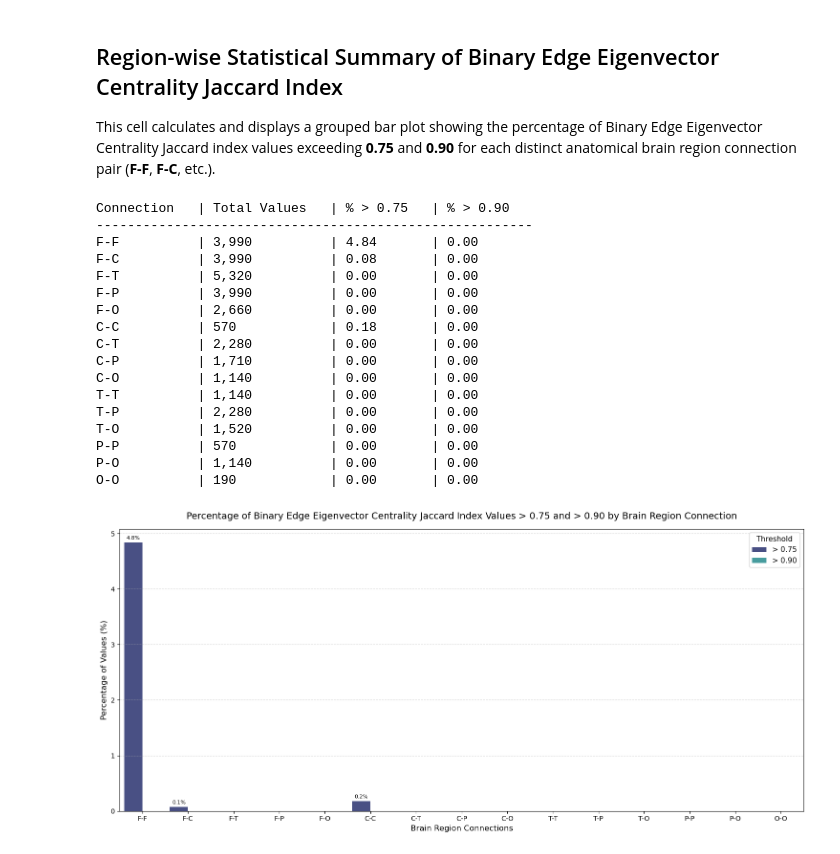
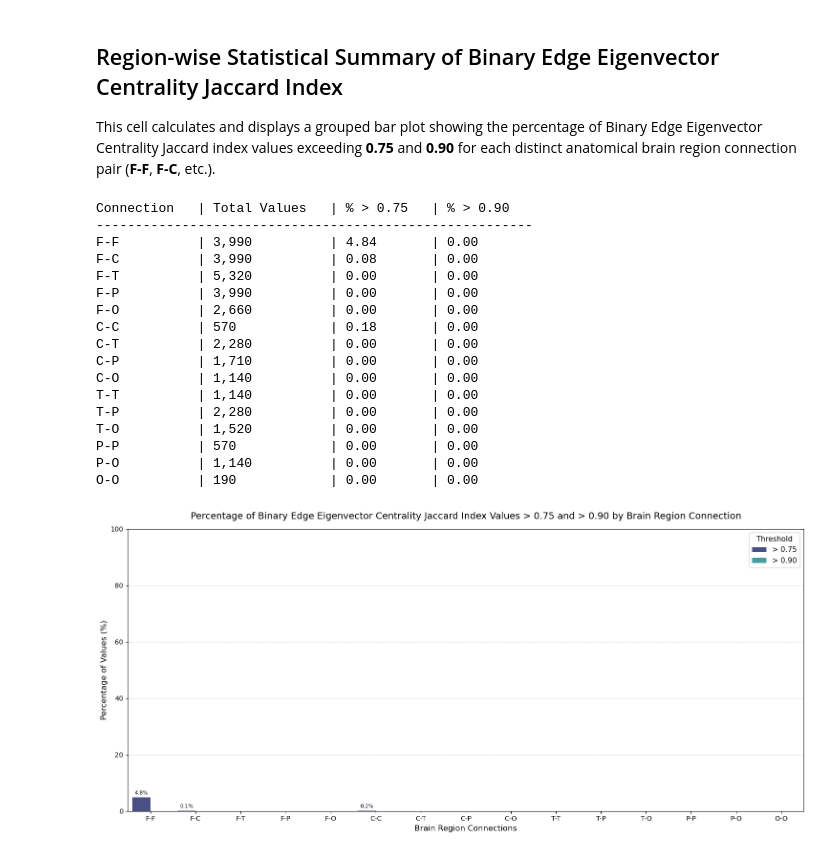
Before and after one commit to AlooKaLaddoo/HonoursM26, a Jupyter notebook: binary/binaryEdgeEigenvectorCentralityJaccard.ipynb, the cells around one changed output. Cells and saved outputs as stored; diff of their text form; code cells hidden in the pictures.

```diff
--- a/binary/binaryEdgeEigenvectorCentralityJaccard.ipynb
+++ b/binary/binaryEdgeEigenvectorCentralityJaccard.ipynb
@@ -398,6 +398,7 @@ ax = sns.barplot(data=df_stats, x='Region Pair', y='Percentage', hue='Threshold'
 plt.title('Percentage of Binary Edge Eigenvector Centrality Jaccard Index Values > 0.75 and > 0.90 by Brain Region Connection', fontsize=14, pad=15)
 plt.xlabel('Brain Region Connections', fontsize=12)
 plt.ylabel('Percentage of Values (%)', fontsize=12)
+plt.ylim(0, 100)
 plt.grid(axis='y', linestyle='--', alpha=0.5)
 
 # Add value labels above the bars for clear readability
@@ -405,31 +406,31 @@ for p in ax.patches:
     height = p.get_height()
     if height > 0:
         ax.annotate(f"{height:.1f}%",
                     (p.get_x() + p.get_width() / 2., height),
                     ha='center', va='bottom',
                     xytext=(0, 3),
                     textcoords='offset points',
                     fontsize=8, rotation=0)
 
 plt.legend(title='Threshold', fontsize=11, title_fontsize=11)
 plt.tight_layout()
 plt.show()
 # %% [output]
 Connection   | Total Values   | % > 0.75   | % > 0.90
 --------------------------------------------------------
 F-F          | 3,990          | 4.84       | 0.00
 F-C          | 3,990          | 0.08       | 0.00
 F-T          | 5,320          | 0.00       | 0.00
 F-P          | 3,990          | 0.00       | 0.00
 F-O          | 2,660          | 0.00       | 0.00
 C-C          | 570            | 0.18       | 0.00
 C-T          | 2,280          | 0.00       | 0.00
 C-P          | 1,710          | 0.00       | 0.00
 C-O          | 1,140          | 0.00       | 0.00
 T-T          | 1,140          | 0.00       | 0.00
 T-P          | 2,280          | 0.00       | 0.00
 T-O          | 1,520          | 0.00       | 0.00
 P-P          | 570            | 0.00       | 0.00
 P-O          | 1,140          | 0.00       | 0.00
 O-O          | 190            | 0.00       | 0.00
-[figure, old version]
+[figure, new version]
```
Also changed, not shown: parts of 1 cell of this notebook, 13 other files.
